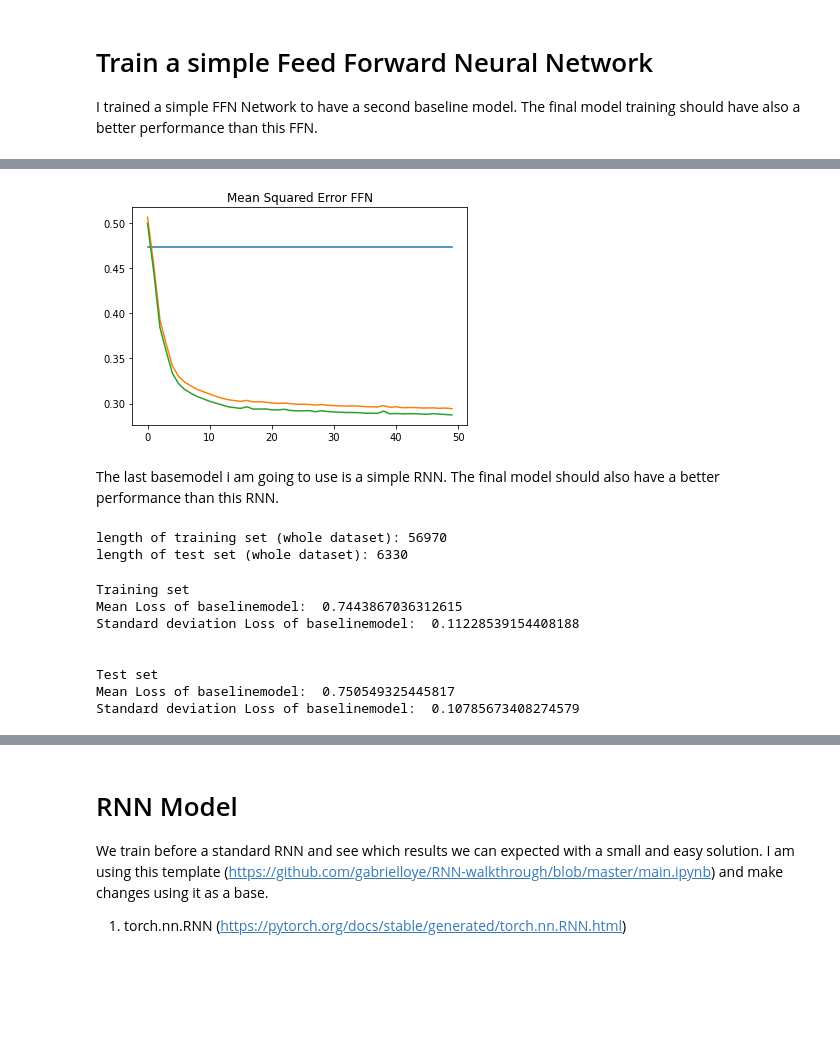
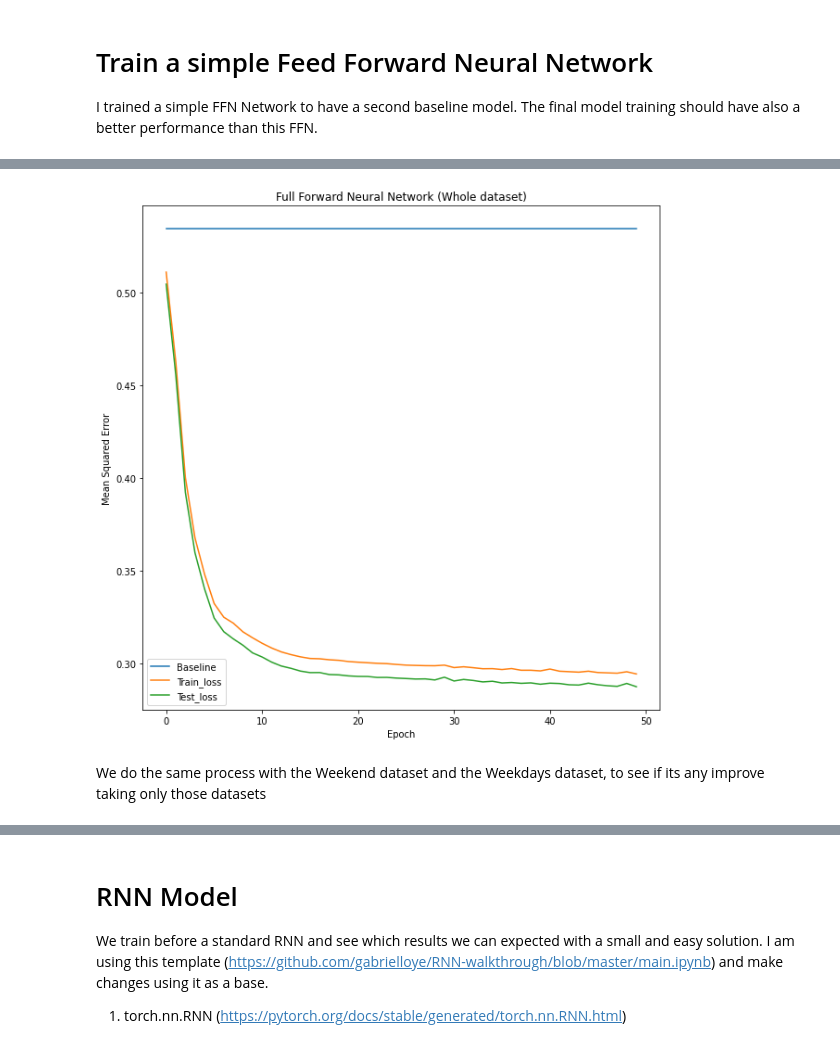
Before and after one commit to SergioTallo/Multivariate_Time_Series_Prediction_Transformers, a Jupyter notebook: bsc_arbeit.ipynb, the cells around one changed output, grey strips where cells are left out. Saved outputs shown, nothing was run; the diff lists cells and outputs as text; code cells hidden in the pictures; blank space fills up the shorter version.

```diff
--- a/bsc_arbeit.ipynb
+++ b/bsc_arbeit.ipynb
@@ -478,17 +484,19 @@ n_epochs = 50
 lr=0.01
 
 # Create model FFN instance
-model_FFN = ANN_relu(18, 18).to(device)
-print(model_FFN)
+model_FFN_whole = ANN_relu(18, 18).to(device)
+print(model_FFN_whole)
 
 # Define Loss
 criterion = nn.MSELoss()
 
 # Define Optimizer
-optimizer = torch.optim.SGD(model_FFN.parameters(), lr=lr)
+optimizer_whole = torch.optim.SGD(model_FFN_whole.parameters(), lr=lr)
 
 
 train_FFN = True
 
+params_not_trained_whole = model_FFN_whole.parameters()
+
 if train_FFN is True:
-  trained_model_FFN , train_losses, test_losses = train(model_FFN, criterion, optimizer, loader_train, loader_test, n_epochs)
+  trained_model_FFN_whole , train_losses_whole, test_losses_whole = train(model_FFN_whole, criterion, optimizer_whole, loader_train, loader_test, n_epochs)
@@ -535,22 +503,23 @@ Test with test set
 # %%
-# Show results of the loss function
+# Show results of the loss function whole
 
-fig = plt.figure()
+fig = plt.figure(figsize = (10,10))
 
 ax = fig.add_subplot(111)
 plt.ion()
 
 fig.show()
 fig.canvas.draw()
 
-baseline = [np.mean(losses_train) for i in range(len(train_losses))]
+baseline = [np.mean(losses_train) for i in range(len(train_losses_whole))]
 
-ax.plot(baseline)
-ax.plot([np.mean(i) for i in train_losses])
-ax.plot([np.mean(i) for i in test_losses])
-ax.set_title("Mean Squared Error FFN")
+ax.plot(baseline, label='Baseline')
+ax.plot([np.mean(i) for i in train_losses_whole], label= 'Train_loss')
+ax.plot([np.mean(i) for i in test_losses_whole], label= 'Test_loss')
+ax.set_title("Full Forward Neural Network (Whole dataset)")
+ax.set_xlabel('Epoch')
+ax.set_ylabel('Mean Squared Error')
+ax.legend()
 fig.canvas.draw()
 # %% [output]
-[figure, old version]
+[figure, new version]
-# %% [markdown]
-The last basemodel i am going to use is a simple RNN. The final model should also have a better performance than this RNN.
@@ -613,41 +526,32 @@ def create_sequece_dataloaders(dataset_norm):
-# %%
-loader_train, loader_test = create_sequece_dataloaders(dataset_norm)
-# %% [output]
-length of training set (whole dataset): 56970
-length of test set (whole dataset): 6330
+# %% [markdown]
+
+We do the same process with the Weekend dataset and the Weekdays dataset, to see if its any improve taking only those datasets
 # %%
+loader_train_weekdays, loader_test_weekdays = create_dataloaders(dataset_weekdays_norm)
+
 criterion = nn.MSELoss()
 
-losses_train = []
+losses_train_weekdays = []
 
-for i in loader_train:
+for i in loader_train_weekdays:
   output = i[0]
   target = i[1]
   loss = criterion(output, target)
-  losses_train.append(loss.item())
+  losses_train_weekdays.append(loss.item())
 
-losses_test = []
+losses_test_weekdays = []
 
-for i in loader_test:
+for i in loader_test_weekdays:
   output = i[0]
   target = i[1]
   loss = criterion(output, target)
-  losses_test.append(loss.item())
+  losses_test_weekdays.append(loss.item())
 
 print("Training set")
-print("Mean Loss of baselinemodel: ", np.mean(losses_train))
-print("Standard deviation Loss of baselinemodel: ", np.std(losses_train))
+print("Mean Loss of baselinemodel: ", np.mean(losses_train_weekdays))
+print("Standard deviation Loss of baselinemodel: ", np.std(losses_train_weekdays))
 print('\n')
 print("Test set")
-print("Mean Loss of baselinemodel: ", np.mean(losses_test))
-print("Standard deviation Loss of baselinemodel: ", np.std(losses_test))
+print("Mean Loss of baselinemodel: ", np.mean(losses_test_weekdays))
+print("Standard deviation Loss of baselinemodel: ", np.std(losses_test_weekdays))
 print('\n')
-# %% [output]
-Training set
-Mean Loss of baselinemodel:  0.7443867036312615
-Standard deviation Loss of baselinemodel:  0.11228539154408188
-
-
-Test set
-Mean Loss of baselinemodel:  0.750549325445817
-Standard deviation Loss of baselinemodel:  0.10785673408274579
```
Also changed, not shown: parts of 11 cells of this notebook.
